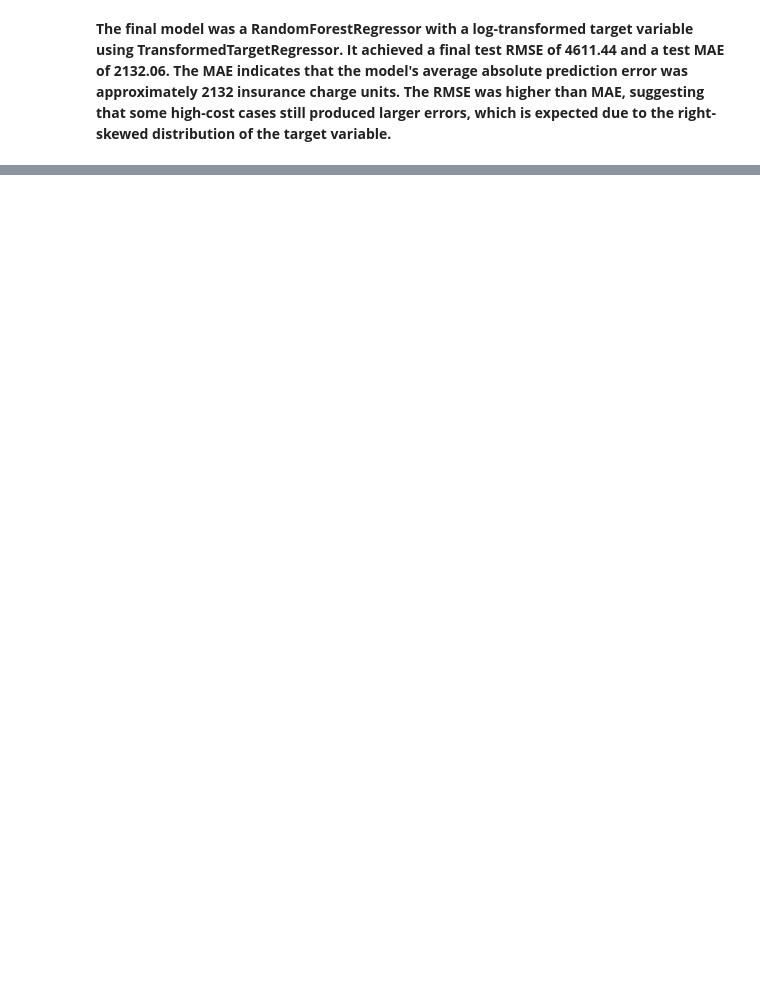
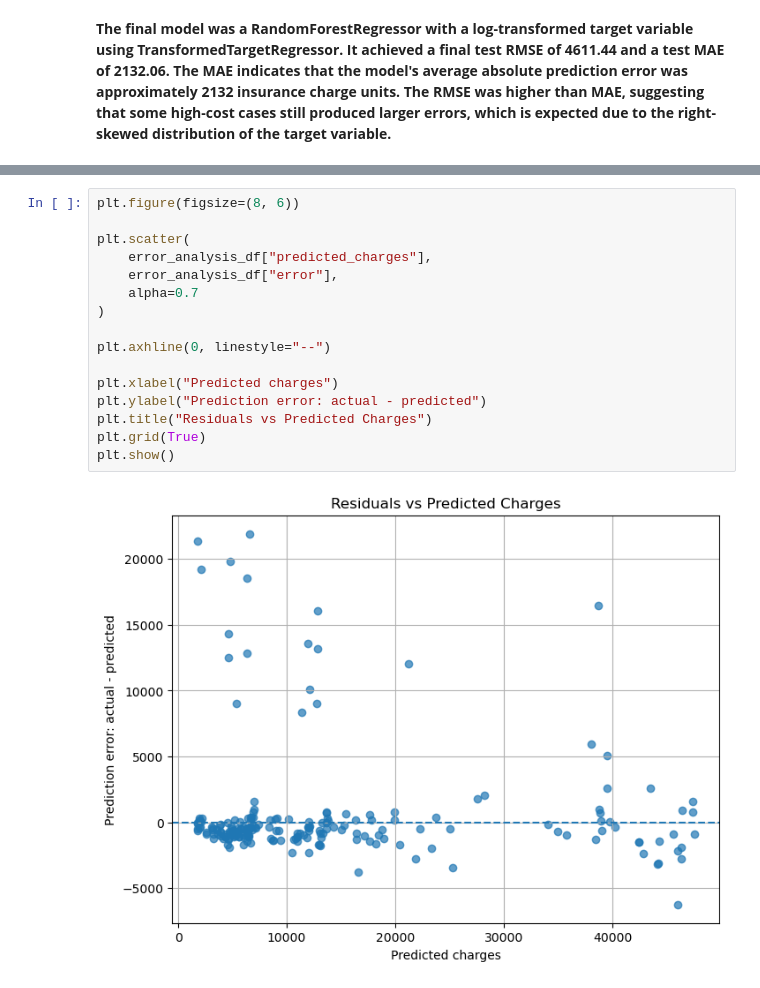
Before and after one commit to adamxszczepanski/SQL-and-ML-Projects, a Jupyter notebook: InsuranceChargesPrediction_ML/InsuranceChargePrediction_ML.ipynb, the cells around one changed output, grey strips where cells are left out. Cells and saved outputs as stored; diff of their text form; blank space fills up the shorter version.

```diff
--- a/InsuranceChargesPrediction_ML/InsuranceChargePrediction_ML.ipynb
+++ b/InsuranceChargesPrediction_ML/InsuranceChargePrediction_ML.ipynb
@@ -1300,0 +1488,18 @@ print(f"Model saved to: {model_path.resolve()}")
+# %%
+plt.figure(figsize=(8, 6))
+
+plt.scatter(
+    error_analysis_df["predicted_charges"],
+    error_analysis_df["error"],
+    alpha=0.7
+)
+
+plt.axhline(0, linestyle="--")
+
+plt.xlabel("Predicted charges")
+plt.ylabel("Prediction error: actual - predicted")
+plt.title("Residuals vs Predicted Charges")
+plt.grid(True)
+plt.show()
+# %% [output]
+[figure, added]
```
Also changed, not shown: parts of 26 cells of this notebook.
